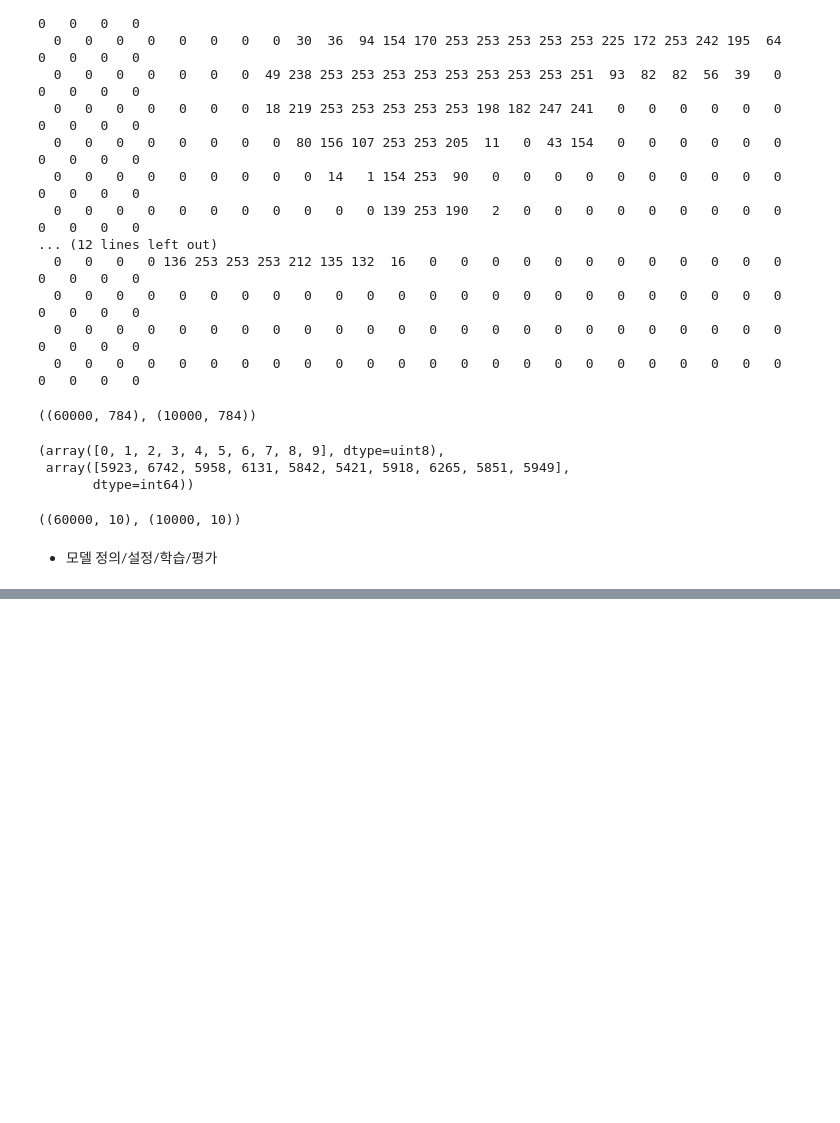
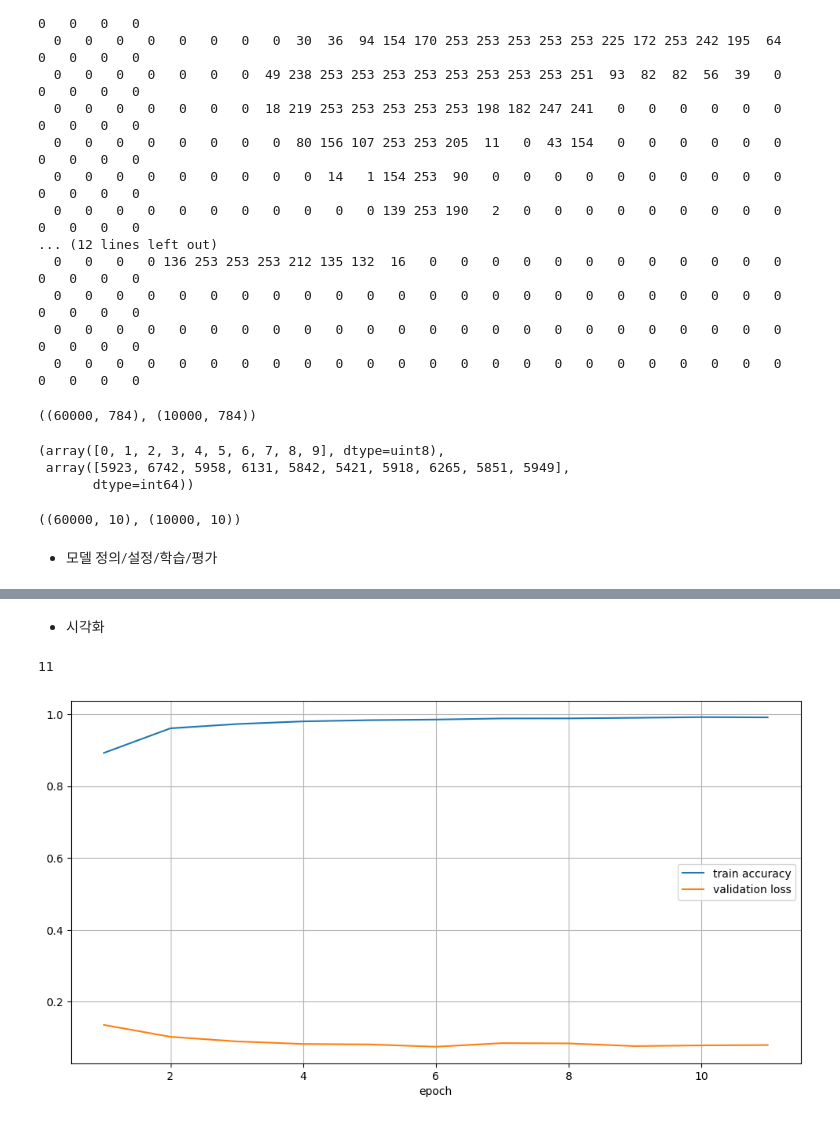
Before and after one commit to njy622/DeepLearning-23.11, a Jupyter notebook: 02.FCN/08.MINIST손글씨.ipynb, the cells around one changed output, grey strips where cells are left out. Drawn from its saved outputs; the diff is of its cells as text; code cells hidden in the pictures; blank space fills up the shorter version.

```diff
--- a/02.FCN/08.MINIST손글씨.ipynb
+++ b/02.FCN/08.MINIST손글씨.ipynb
@@ -87,3 +87,13 @@ y_train.shape, y_test.shape
 from tensorflow.keras.models import Sequential, load_model
 from tensorflow.keras.layers import Dense, Dropout
 from tensorflow.keras.callbacks import ModelCheckpoint, EarlyStopping
+# %%
+model = Sequential([
+    Dense(1000, input_dim=784, activation='relu'),
+    Dropout(0.25),                      # Dropout 을 넣으면 성능이 더좋음
+    Dense(256, activation='relu'),
+    Dropout(0.25),
+    Dense(48, activation='relu'),
+    Dense(10, activation='softmax')
+])
+model.summary()
@@ -89,0 +118,8 @@ from tensorflow.keras.callbacks import ModelCheckpoint, EarlyStopping
+# %%
+model.compile('adam', 'categorical_crossentropy', metrics=['accuracy'])
+# %%
+mc = ModelCheckpoint('models/best_mnist.h5', verbose=1, save_best_only=True)
+es = EarlyStopping(patience=5)
+hist = model.fit(X_train, y_train, validation_split=0.2,
+                 epochs=100, batch_size=256, verbose=1,
+                 callbacks=[mc,es])
@@ -89,0 +151,17 @@ from tensorflow.keras.callbacks import ModelCheckpoint, EarlyStopping
+# %% [markdown]
+- 시각화
+# %%
+y_acc = hist.history['accuracy']
+y_vloss = hist.history['val_loss']
+xs = np.arange(1, len(y_acc)+1)
+len(y_acc)
+# %% [output]
+11
+# %%
+plt.figure(figsize=(12,6))
+plt.plot(xs, y_acc, label='train accuracy')
+plt.plot(xs, y_vloss, label='validation loss')
+plt.legend(), plt.grid(), plt.xlabel('epoch')
+plt.show()
+# %% [output]
+[figure, added]
```
Also changed, not shown: parts of 3 cells of this notebook.
